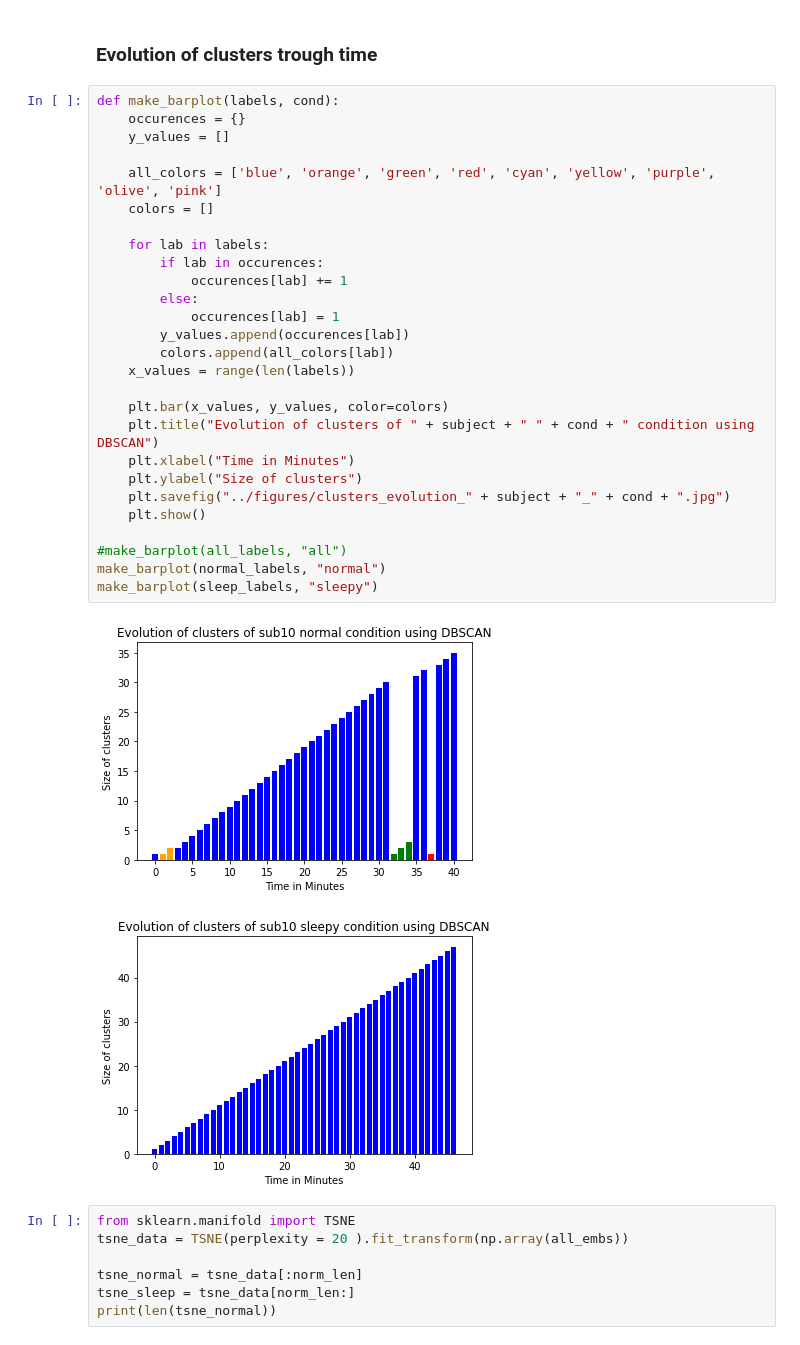
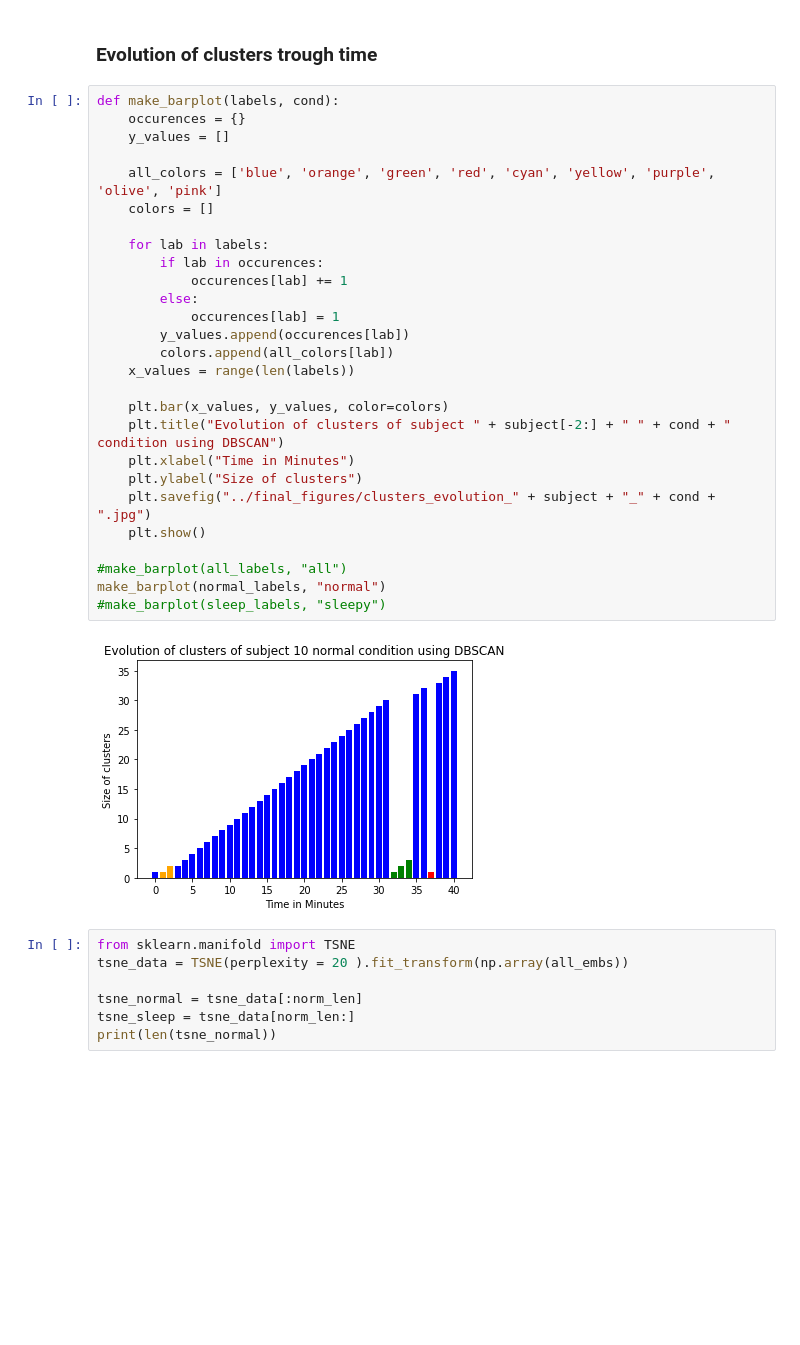
Before and after one commit to fruste/driver-drowsiness, a Jupyter notebook: code/embeddings_analysis.ipynb, the cells around one changed output. Saved outputs shown, nothing was run; the diff lists cells and outputs as text; blank space fills up the shorter version.

Commit message:
Fixed too large plot title

```diff
--- a/code/embeddings_analysis.ipynb
+++ b/code/embeddings_analysis.ipynb
@@ -112,33 +112,32 @@ normal_labels = plot_clusters(avg_norm_embs, pc_normal, 0.24, "normal")
 # %%
 def make_barplot(labels, cond):
     occurences = {}
     y_values = []
 
     all_colors = ['blue', 'orange', 'green', 'red', 'cyan', 'yellow', 'purple', 'olive', 'pink']
     colors = []
 
     for lab in labels:
         if lab in occurences:
             occurences[lab] += 1
         else:
             occurences[lab] = 1
         y_values.append(occurences[lab])
         colors.append(all_colors[lab])
     x_values = range(len(labels))
 
     plt.bar(x_values, y_values, color=colors)
-    plt.title("Evolution of clusters of " + subject + " " + cond + " condition using DBSCAN")
+    plt.title("Evolution of clusters of subject " + subject[-2:] + " " + cond + " condition using DBSCAN")
     plt.xlabel("Time in Minutes")
     plt.ylabel("Size of clusters")
-    plt.savefig("../figures/clusters_evolution_" + subject + "_" + cond + ".jpg")
+    plt.savefig("../final_figures/clusters_evolution_" + subject + "_" + cond + ".jpg")
     plt.show()
 
 #make_barplot(all_labels, "all")
 make_barplot(normal_labels, "normal")
-make_barplot(sleep_labels, "sleepy")
+#make_barplot(sleep_labels, "sleepy")
 # %% [output]
-[figure, old version]
+[figure, new version]
-[figure, removed]
 # %%
 from sklearn.manifold import TSNE
 tsne_data = TSNE(perplexity = 20 ).fit_transform(np.array(all_embs))
```
Also changed, not shown: 1 other file.
